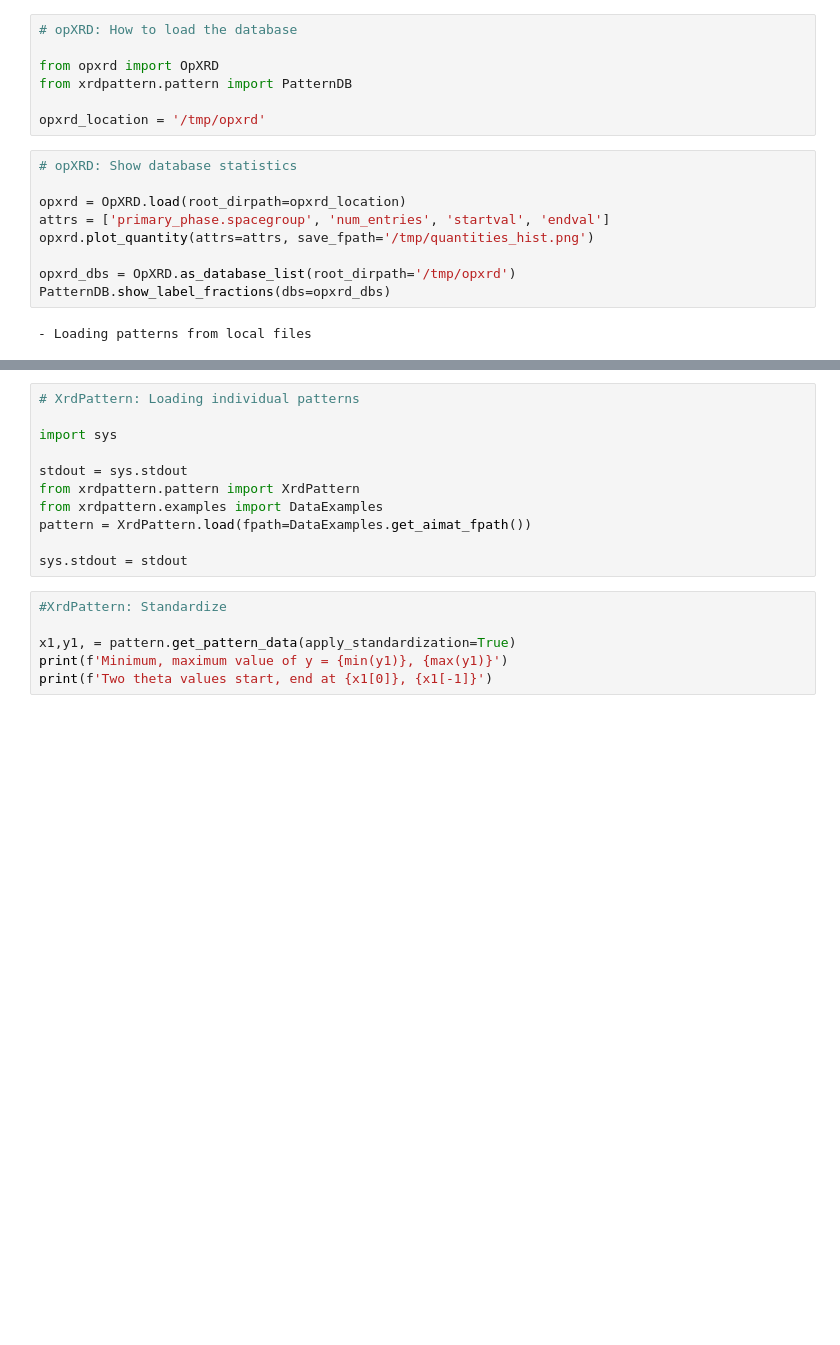
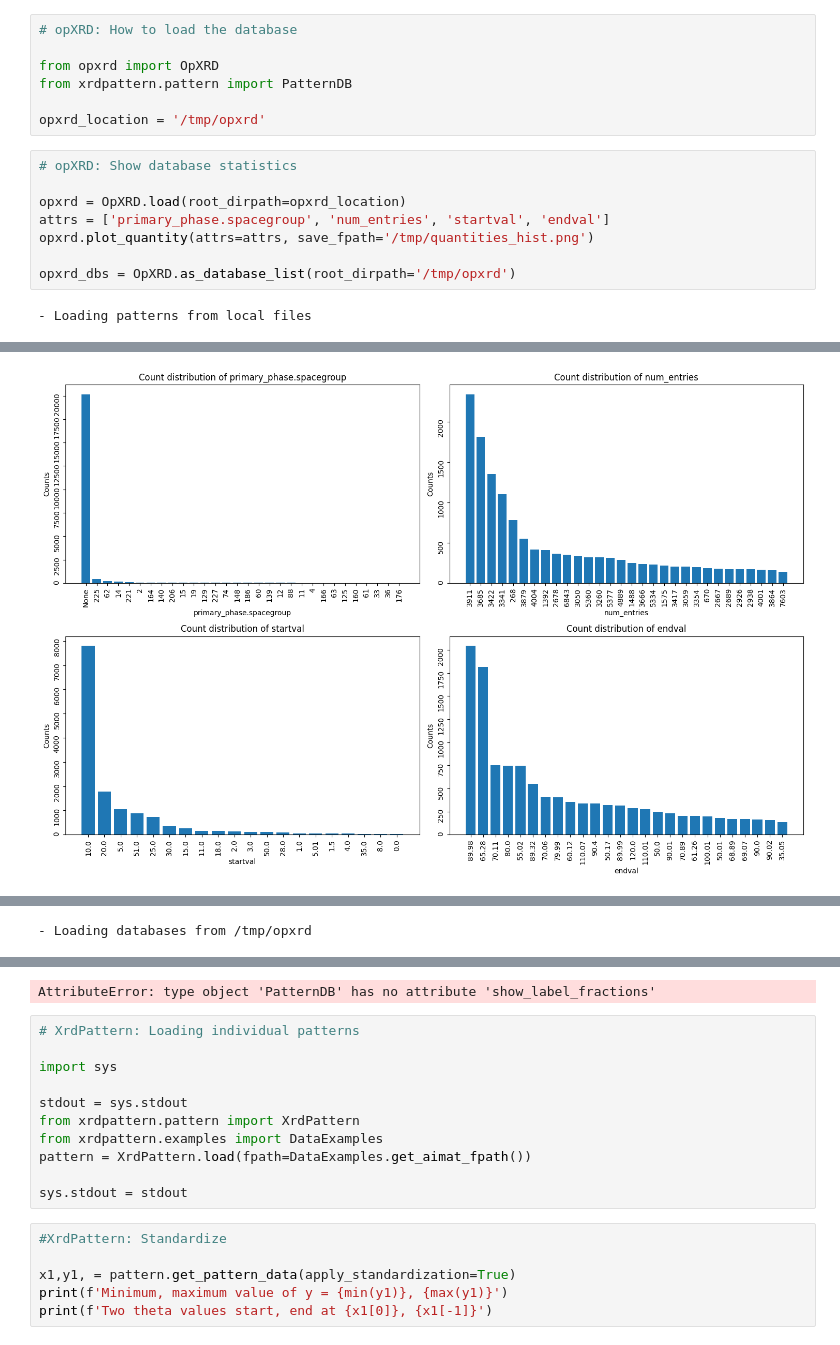
Before and after one commit to aimat-lab/opXRD, a Jupyter notebook: opxrd/usage.ipynb, the cells around one changed output, grey strips where cells are left out. Cells and saved outputs as stored; diff of their text form; blank space fills up the shorter version.

```diff
--- a/opxrd/usage.ipynb
+++ b/opxrd/usage.ipynb
@@ -13,6 +13,5 @@ attrs = ['primary_phase.spacegroup', 'num_entries', 'startval', 'endval']
 opxrd.plot_quantity(attrs=attrs, save_fpath='/tmp/quantities_hist.png')
 
 opxrd_dbs = OpXRD.as_database_list(root_dirpath='/tmp/opxrd')
-PatternDB.show_label_fractions(dbs=opxrd_dbs)
 # %% [output]
 - Loading patterns from local files
@@ -19,0 +19 @@ PatternDB.show_label_fractions(dbs=opxrd_dbs)
+[figure, added]
@@ -19,0 +21 @@ PatternDB.show_label_fractions(dbs=opxrd_dbs)
+- Loading databases from /tmp/opxrd
@@ -20,3 +31,4 @@ PatternDB.show_label_fractions(dbs=opxrd_dbs)
+AttributeError: type object 'PatternDB' has no attribute 'show_label_fractions'
 # %%
 # XrdPattern: Loading individual patterns
 
```
Also changed, not shown: parts of 1 cell of this notebook, 1 other file.
